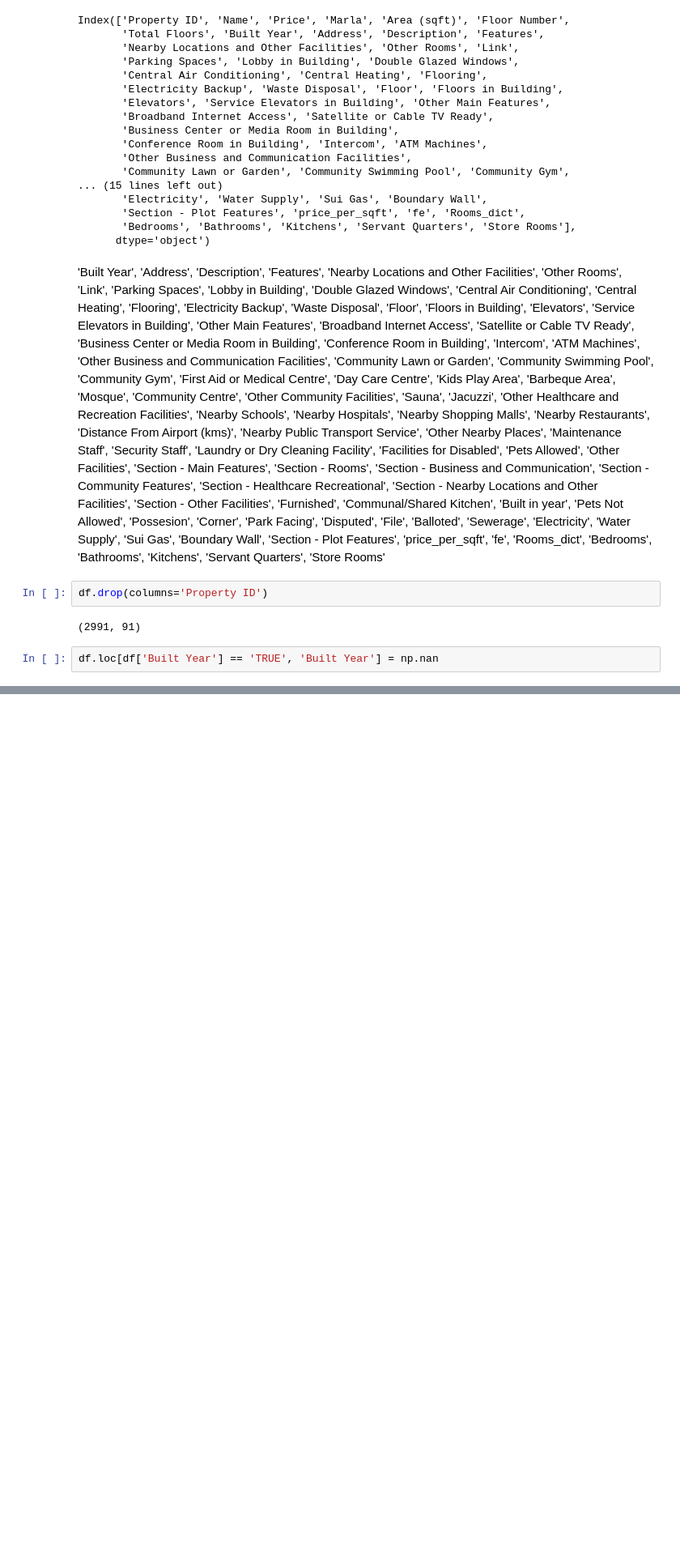
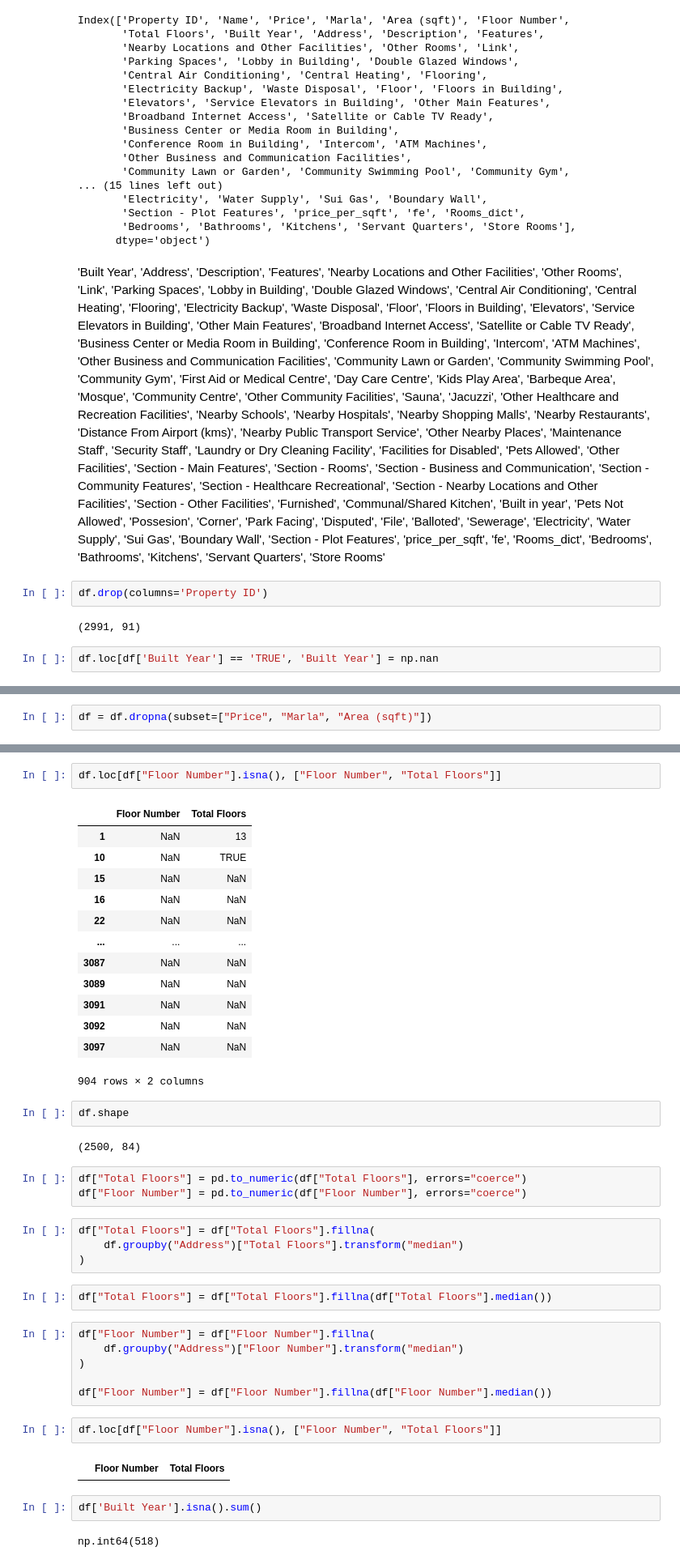
Before and after one commit to zeeshanAhmed2798/real-estate-ml-project, a Jupyter notebook: Data Cleaning/lahore_flats_cleaning.ipynb, the cells around one changed output, grey strips where cells are left out. Shown at 81% size. Saved outputs shown, nothing was run; the diff lists cells and outputs as text; blank space fills up the shorter version.

```diff
--- a/Data Cleaning/lahore_flats_cleaning.ipynb
+++ b/Data Cleaning/lahore_flats_cleaning.ipynb
@@ -383,0 +429,2 @@ df.loc[df['Built Year'] == 'TRUE', 'Built Year'] = np.nan
+# %%
+df = df.dropna(subset=["Price", "Marla", "Area (sqft)"])
@@ -383,0 +446,43 @@ df.loc[df['Built Year'] == 'TRUE', 'Built Year'] = np.nan
+# %%
+df.loc[df["Floor Number"].isna(), ["Floor Number", "Total Floors"]]
+# %% [output]
+|  | Floor Number | Total Floors |
+| 1 | NaN | 13 |
+| 10 | NaN | TRUE |
+| 15 | NaN | NaN |
+| 16 | NaN | NaN |
+| 22 | NaN | NaN |
+| ... | ... | ... |
+| 3087 | NaN | NaN |
+| 3089 | NaN | NaN |
+| 3091 | NaN | NaN |
+| 3092 | NaN | NaN |
+| 3097 | NaN | NaN |
+904 rows × 2 columns
+# %%
+df.shape
+# %% [output]
+(2500, 84)
+# %%
+df["Total Floors"] = pd.to_numeric(df["Total Floors"], errors="coerce")
+df["Floor Number"] = pd.to_numeric(df["Floor Number"], errors="coerce")
+# %%
+df["Total Floors"] = df["Total Floors"].fillna(
+    df.groupby("Address")["Total Floors"].transform("median")
+)
+# %%
+df["Total Floors"] = df["Total Floors"].fillna(df["Total Floors"].median())
+# %%
+df["Floor Number"] = df["Floor Number"].fillna(
+    df.groupby("Address")["Floor Number"].transform("median")
+)
+
+df["Floor Number"] = df["Floor Number"].fillna(df["Floor Number"].median())
+# %%
+df.loc[df["Floor Number"].isna(), ["Floor Number", "Total Floors"]]
+# %% [output]
+|  | Floor Number | Total Floors |
+# %%
+df['Built Year'].isna().sum()
+# %% [output]
+np.int64(518)
```
Also changed, not shown: parts of 21 cells of this notebook.
